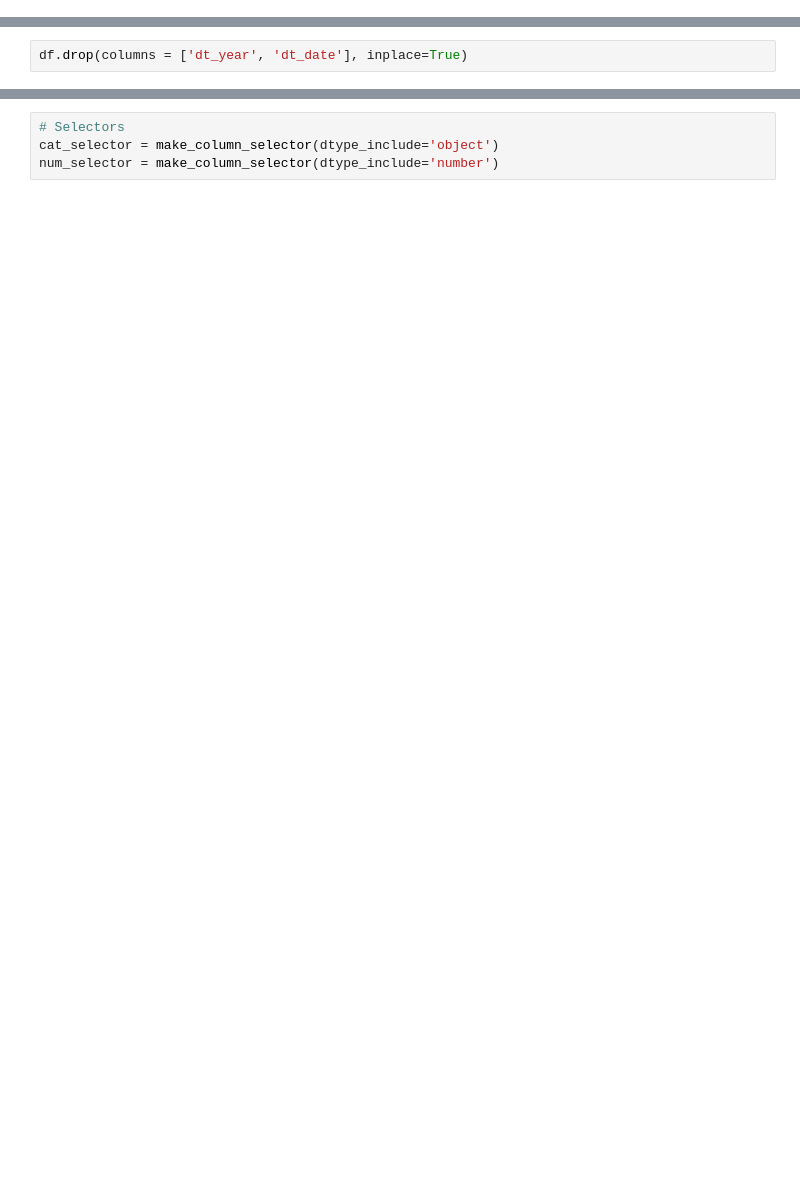
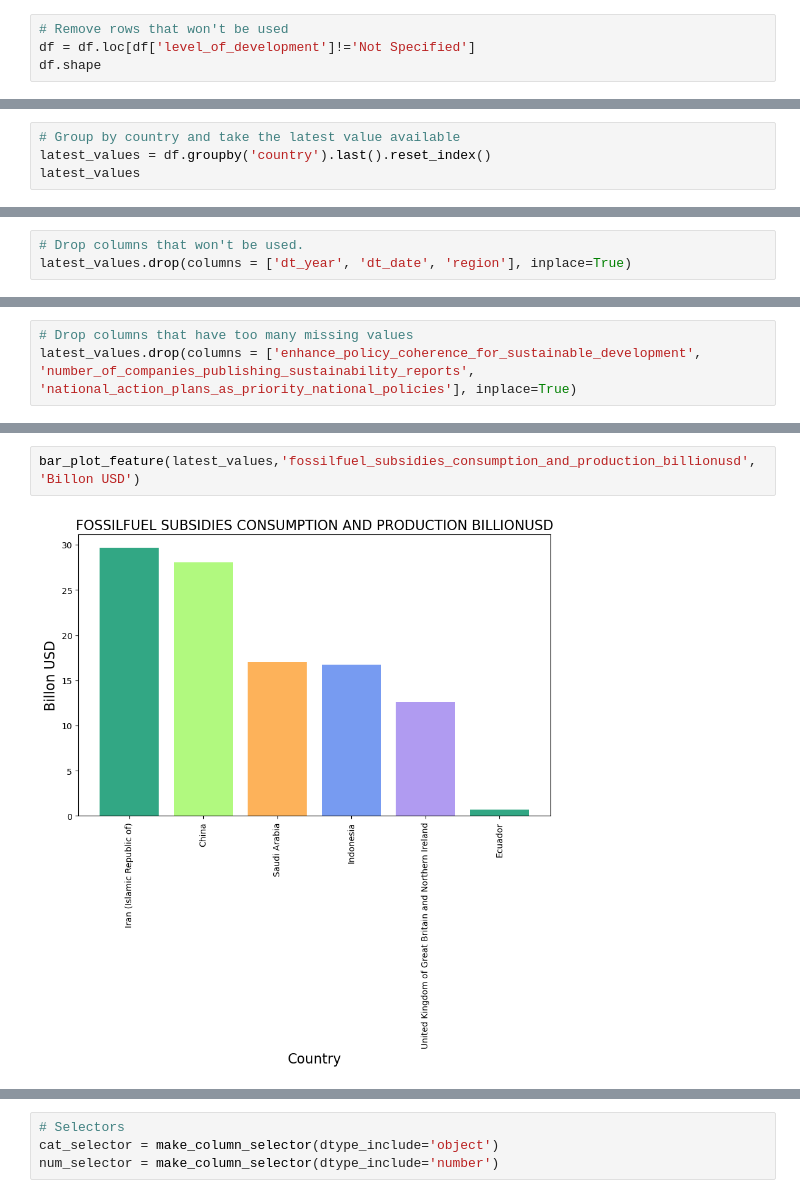
Before and after one commit to davidromeropro/Sustainability-of-Countries, a Jupyter notebook: ONU_Sustainability_of_Countries.ipynb, the cells around one changed output, grey strips where cells are left out. Cells and saved outputs as stored; diff of their text form; blank space fills up the shorter version.

```diff
--- a/ONU_Sustainability_of_Countries.ipynb
+++ b/ONU_Sustainability_of_Countries.ipynb
@@ -59,0 +66,4 @@ df.shape
+# %%
+# Remove rows that won't be used
+df = df.loc[df['level_of_development']!='Not Specified']
+df.shape
@@ -59,0 +111,4 @@ df.shape
+# %%
+# Group by country and take the latest value available
+latest_values = df.groupby('country').last().reset_index()
+latest_values
@@ -60,2 +149,3 @@ df.shape
 # %%
-df.drop(columns = ['dt_year', 'dt_date'], inplace=True)
+# Drop columns that won't be used.
+latest_values.drop(columns = ['dt_year', 'dt_date', 'region'], inplace=True)
@@ -70,0 +152,3 @@ df.drop_duplicates(inplace=True)
+# %%
+# Drop columns that have too many missing values
+latest_values.drop(columns = ['enhance_policy_coherence_for_sustainable_development', 'number_of_companies_publishing_sustainability_reports', 'national_action_plans_as_priority_national_policies'], inplace=True)
@@ -70,0 +189,4 @@ df.drop_duplicates(inplace=True)
+# %%
+bar_plot_feature(latest_values,'fossilfuel_subsidies_consumption_and_production_billionusd', 'Billon USD')
+# %% [output]
+[figure, added]
```
Also changed, not shown: parts of 107 cells of this notebook.
